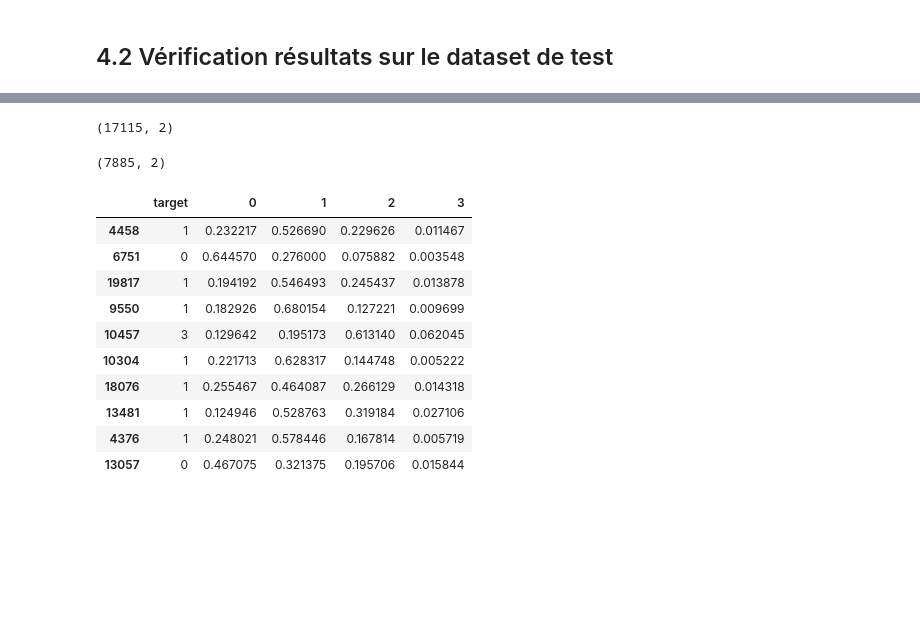
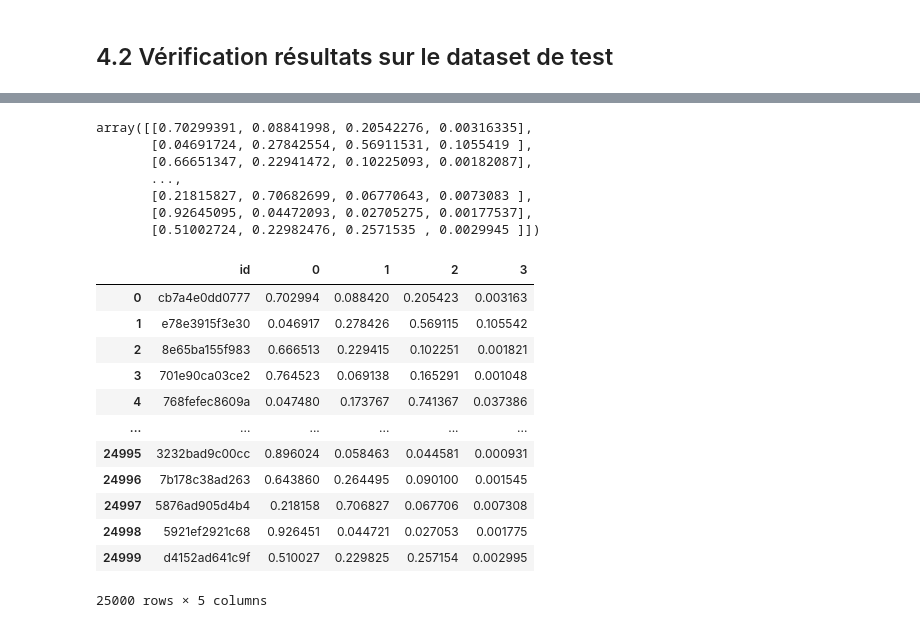
Before and after one commit to chahirbensmail/fruits_project, a Jupyter notebook: 2. Modeling.ipynb, the cells around one changed output, grey strips where cells are left out. Drawn from its saved outputs; the diff is of its cells as text; code cells hidden in the pictures; blank space fills up the shorter version.

```diff
--- a/2. Modeling.ipynb
+++ b/2. Modeling.ipynb
@@ -414 +473,11 @@ array([[0.72785104, 0.16318674, 0.10048871, 0.00847351],
+# %%
+predictions
+# %% [output]
+array([[0.70299391, 0.08841998, 0.20542276, 0.00316335],
+       [0.04691724, 0.27842554, 0.56911531, 0.1055419 ],
+       [0.66651347, 0.22941472, 0.10225093, 0.00182087],
+       ...,
+       [0.21815827, 0.70682699, 0.06770643, 0.0073083 ],
+       [0.92645095, 0.04472093, 0.02705275, 0.00177537],
+       [0.51002724, 0.22982476, 0.2571535 , 0.0029945 ]])
 # %%
@@ -416,22 +484,0 @@ concat = pd.concat([train['target'], pd.DataFrame(y_train_pred)], axis=1)
-# %%
-concat[concat.target == concat[0]].shape
-# %% [output]
-(17115, 2)
-# %%
-concat[concat.target != concat[0]].shape
-# %% [output]
-(7885, 2)
-# %%
-pd.concat([train['target'], pd.DataFrame(y_train_proba)], axis=1).sample(10)
-# %% [output]
-|  | target | 0 | 1 | 2 | 3 |
-| 4458 | 1 | 0.232217 | 0.526690 | 0.229626 | 0.011467 |
-| 6751 | 0 | 0.644570 | 0.276000 | 0.075882 | 0.003548 |
-| 19817 | 1 | 0.194192 | 0.546493 | 0.245437 | 0.013878 |
-| 9550 | 1 | 0.182926 | 0.680154 | 0.127221 | 0.009699 |
-| 10457 | 3 | 0.129642 | 0.195173 | 0.613140 | 0.062045 |
-| 10304 | 1 | 0.221713 | 0.628317 | 0.144748 | 0.005222 |
-| 18076 | 1 | 0.255467 | 0.464087 | 0.266129 | 0.014318 |
-| 13481 | 1 | 0.124946 | 0.528763 | 0.319184 | 0.027106 |
-| 4376 | 1 | 0.248021 | 0.578446 | 0.167814 | 0.005719 |
-| 13057 | 0 | 0.467075 | 0.321375 | 0.195706 | 0.015844 |
@@ -437,0 +487,16 @@ pd.concat([train['target'], pd.DataFrame(y_train_proba)], axis=1).sample(10)
+# %%
+pd.read_csv('data/test_y.csv')
+# %% [output]
+|  | id | 0 | 1 | 2 | 3 |
+| 0 | cb7a4e0dd0777 | 0.702994 | 0.088420 | 0.205423 | 0.003163 |
+| 1 | e78e3915f3e30 | 0.046917 | 0.278426 | 0.569115 | 0.105542 |
+| 2 | 8e65ba155f983 | 0.666513 | 0.229415 | 0.102251 | 0.001821 |
+| 3 | 701e90ca03ce2 | 0.764523 | 0.069138 | 0.165291 | 0.001048 |
+| 4 | 768fefec8609a | 0.047480 | 0.173767 | 0.741367 | 0.037386 |
+| ... | ... | ... | ... | ... | ... |
+| 24995 | 3232bad9c00cc | 0.896024 | 0.058463 | 0.044581 | 0.000931 |
+| 24996 | 7b178c38ad263 | 0.643860 | 0.264495 | 0.090100 | 0.001545 |
+| 24997 | 5876ad905d4b4 | 0.218158 | 0.706827 | 0.067706 | 0.007308 |
+| 24998 | 5921ef2921c68 | 0.926451 | 0.044721 | 0.027053 | 0.001775 |
+| 24999 | d4152ad641c9f | 0.510027 | 0.229825 | 0.257154 | 0.002995 |
+25000 rows × 5 columns
```
Also changed, not shown: parts of 36 cells of this notebook, 3 other files.
